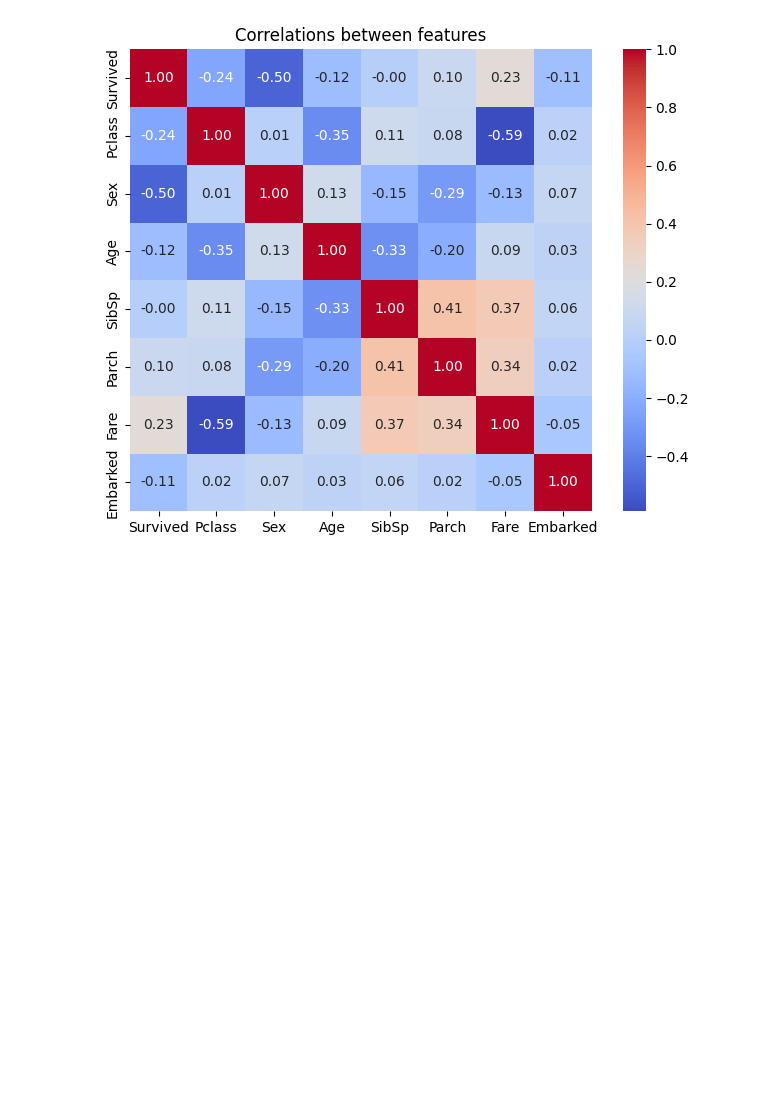
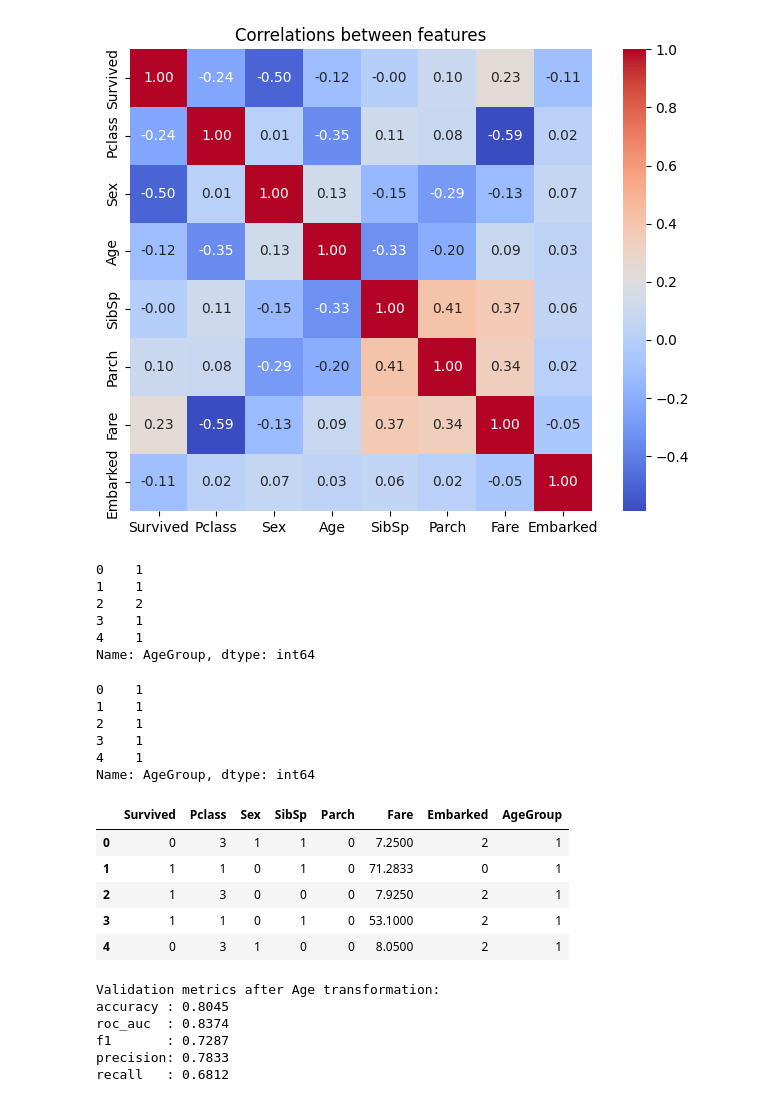
Before and after one commit to Eluminel/personal_ds_projects, a Jupyter notebook: data_quality_issues_task/data_quality_issues_task.ipynb, the cells around one changed output. Drawn from its saved outputs; the diff is of its cells as text; code cells hidden in the pictures; blank space fills up the shorter version.

```diff
--- a/data_quality_issues_task/data_quality_issues_task.ipynb
+++ b/data_quality_issues_task/data_quality_issues_task.ipynb
@@ -413,3 +413,45 @@ plt.show()
 [figure]
 # %%
 #9
+# %%
+def age_category(age):
+    if age < 18:
+        return 0
+    elif age < 50:
+        return 1
+    else:
+        return 2
+
+df_train_drop['AgeGroup'] = df_train_drop['Age'].apply(age_category)
+df_test_drop['AgeGroup'] = df_test_drop['Age'].apply(age_category)
+# %%
+# Remove the old Age attribute to avoid duplication.
+df_train_drop = df_train_drop.drop(columns=['Age'])
+df_test_drop = df_test_drop.drop(columns=['Age'])
+# %%
+df_test_drop['AgeGroup'].head()
+# %% [output]
+0    1
+1    1
+2    2
+3    1
+4    1
+Name: AgeGroup, dtype: int64
+# %%
+df_train_drop['AgeGroup'].head()
+# %% [output]
+0    1
+1    1
+2    1
+3    1
+4    1
+Name: AgeGroup, dtype: int64
+# %%
+df_train_drop.head()
+# %% [output]
+|  | Survived | Pclass | Sex | SibSp | Parch | Fare | Embarked | AgeGroup |
+| 0 | 0 | 3 | 1 | 1 | 0 | 7.2500 | 2 | 1 |
+| 1 | 1 | 1 | 0 | 1 | 0 | 71.2833 | 0 | 1 |
+| 2 | 1 | 3 | 0 | 0 | 0 | 7.9250 | 2 | 1 |
+| 3 | 1 | 1 | 0 | 1 | 0 | 53.1000 | 2 | 1 |
+| 4 | 0 | 3 | 1 | 0 | 0 | 8.0500 | 2 | 1 |
@@ -415,0 +460,38 @@ plt.show()
+# %%
+X = df_train_drop.drop(columns=['Survived'])
+y = df_train_drop['Survived']
+
+X_test = df_test_drop
+
+pipeline = Pipeline([
+    ('scaler', StandardScaler()),
+    ('clf', LogisticRegression(solver='liblinear', random_state=42))
+])
+
+X_train, X_val, y_train, y_val = train_test_split(
+    X, y, test_size=0.2, random_state=42, stratify=y
+)
+
+pipeline.fit(X_train, y_train)
+
+y_pred = pipeline.predict(X_val)
+y_proba = pipeline.predict_proba(X_val)[:, 1]
+
+metrics = {
+    'accuracy': accuracy_score(y_val, y_pred),
+    'roc_auc': roc_auc_score(y_val, y_proba),
+    'f1': f1_score(y_val, y_pred),
+    'precision': precision_score(y_val, y_pred),
+    'recall': recall_score(y_val, y_pred)
+}
+
+print("Validation metrics after Age transformation:")
+for k, v in metrics.items():
+    print(f"{k:9s}: {v:.4f}")
+# %% [output]
+Validation metrics after Age transformation:
+accuracy : 0.8045
+roc_auc  : 0.8374
+f1       : 0.7287
+precision: 0.7833
+recall   : 0.6812
```
Also changed, not shown: parts of 2 cells of this notebook.
